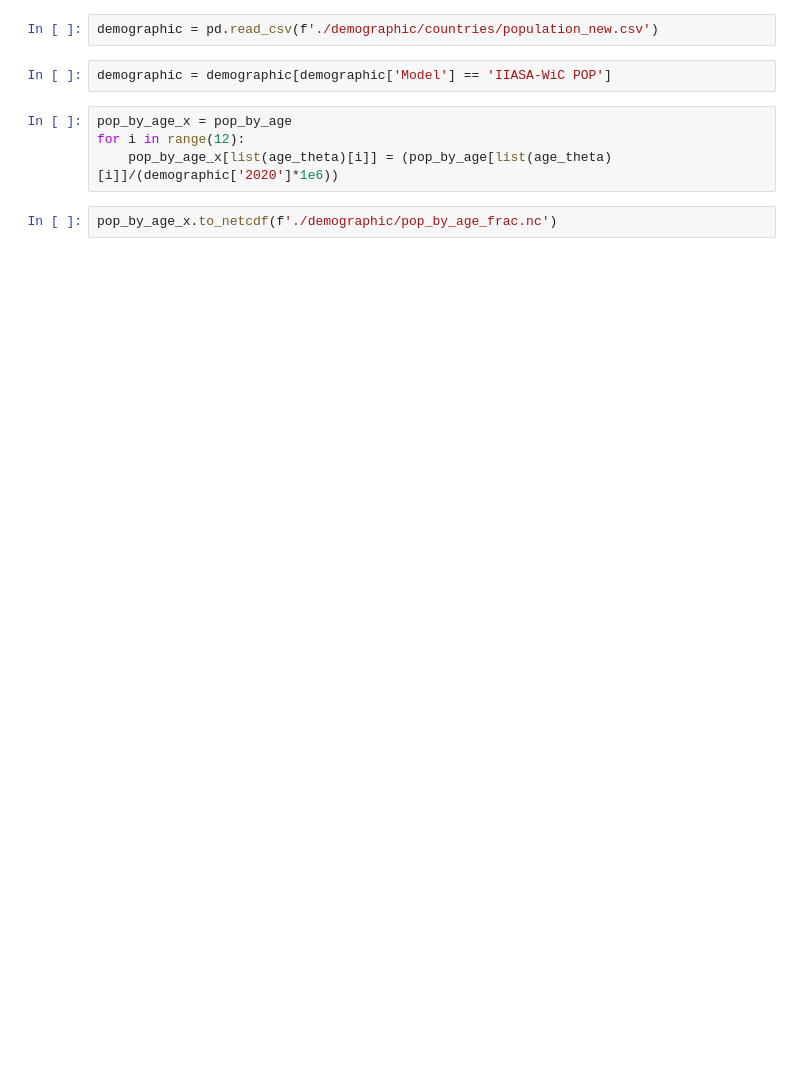
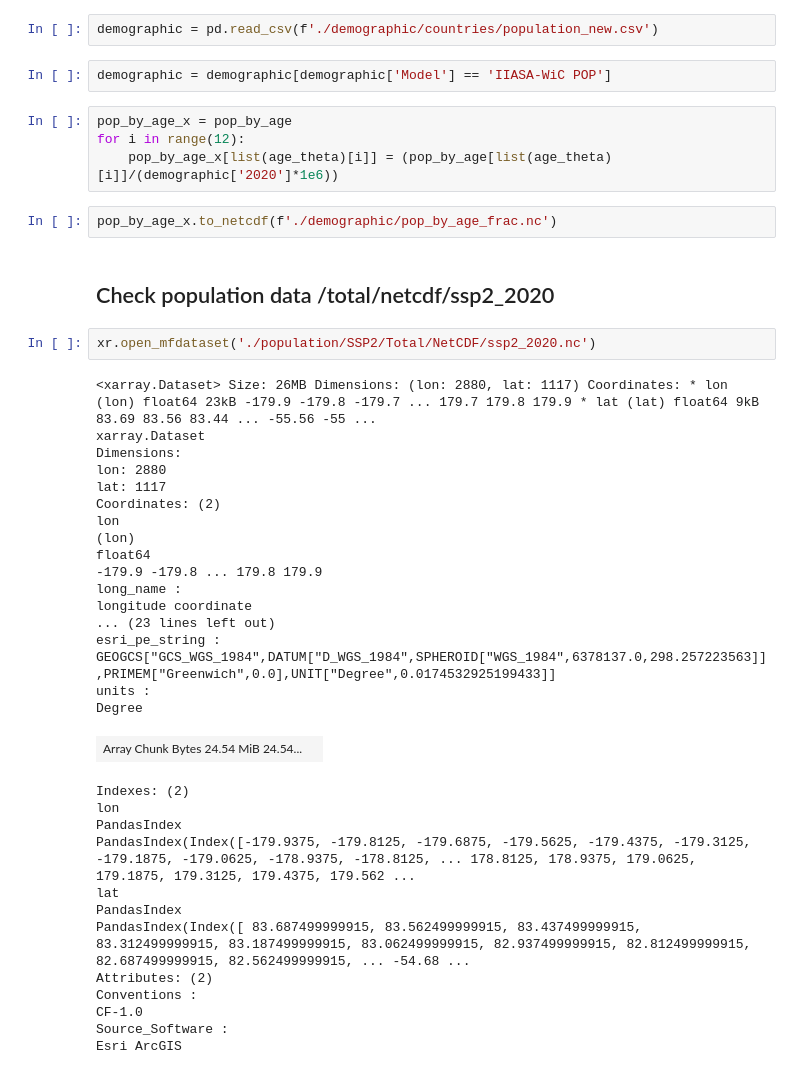
Before and after one commit to cindywang625/mortality_studies, a Jupyter notebook: processing_data/check_demographic.ipynb, the cells around one changed output. Saved outputs shown, nothing was run; the diff lists cells and outputs as text; blank space fills up the shorter version.

```diff
--- a/processing_data/check_demographic.ipynb
+++ b/processing_data/check_demographic.ipynb
@@ -160,3 +239,38 @@ for i in range(12):
     pop_by_age_x[list(age_theta)[i]] = (pop_by_age[list(age_theta)[i]]/(demographic['2020']*1e6))
 # %%
 pop_by_age_x.to_netcdf(f'./demographic/pop_by_age_frac.nc')
+# %% [markdown]
+## Check population data /total/netcdf/ssp2_2020
+# %%
+xr.open_mfdataset('./population/SSP2/Total/NetCDF/ssp2_2020.nc')
+# %% [output]
+<xarray.Dataset> Size: 26MB Dimensions: (lon: 2880, lat: 1117) Coordinates: * lon (lon) float64 23kB -179.9 -179.8 -179.7 ... 179.7 179.8 179.9 * lat (lat) float64 9kB 83.69 83.56 83.44 ... -55.56 -55 ...
+xarray.Dataset
+Dimensions:
+lon: 2880
+lat: 1117
+Coordinates: (2)
+lon
+(lon)
+float64
+-179.9 -179.8 ... 179.8 179.9
+long_name :
+longitude coordinate
+... (23 lines left out)
+esri_pe_string :
+GEOGCS["GCS_WGS_1984",DATUM["D_WGS_1984",SPHEROID["WGS_1984",6378137.0,298.257223563]],PRIMEM["Greenwich",0.0],UNIT["Degree",0.0174532925199433]]
+units :
+Degree
+| Array Chunk Bytes 24.54 MiB 24.54... |  |
+Indexes: (2)
+lon
+PandasIndex
+PandasIndex(Index([-179.9375, -179.8125, -179.6875, -179.5625, -179.4375, -179.3125, -179.1875, -179.0625, -178.9375, -178.8125, ... 178.8125, 178.9375, 179.0625, 179.1875, 179.3125, 179.4375, 179.562 ...
+lat
+PandasIndex
+PandasIndex(Index([ 83.687499999915, 83.562499999915, 83.437499999915, 83.312499999915, 83.187499999915, 83.062499999915, 82.937499999915, 82.812499999915, 82.687499999915, 82.562499999915, ... -54.68 ...
+Attributes: (2)
+Conventions :
+CF-1.0
+Source_Software :
+Esri ArcGIS
```
Also changed, not shown: parts of 27 cells of this notebook, 1 other file.
